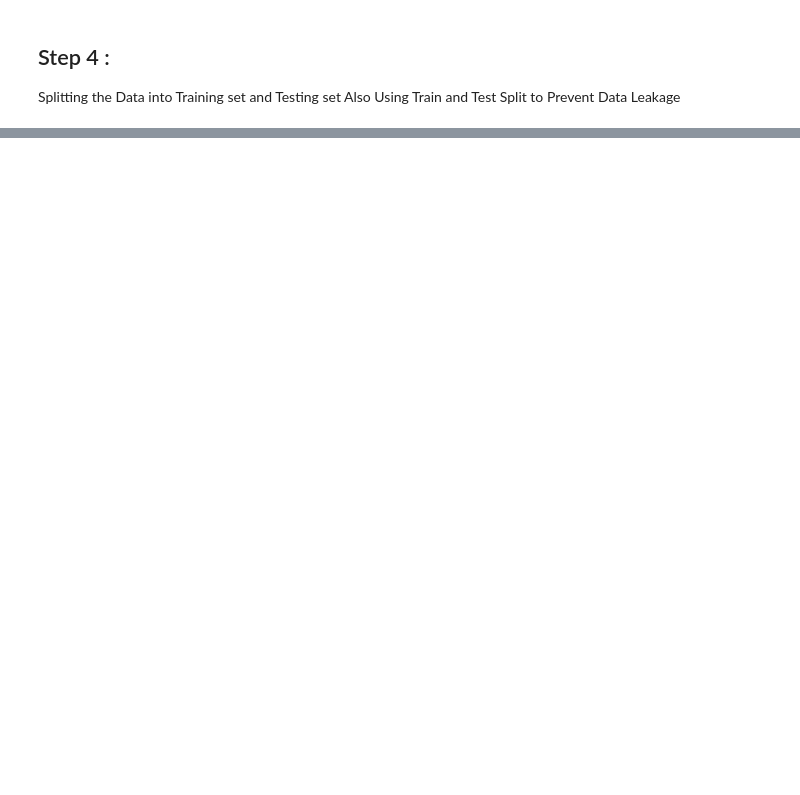
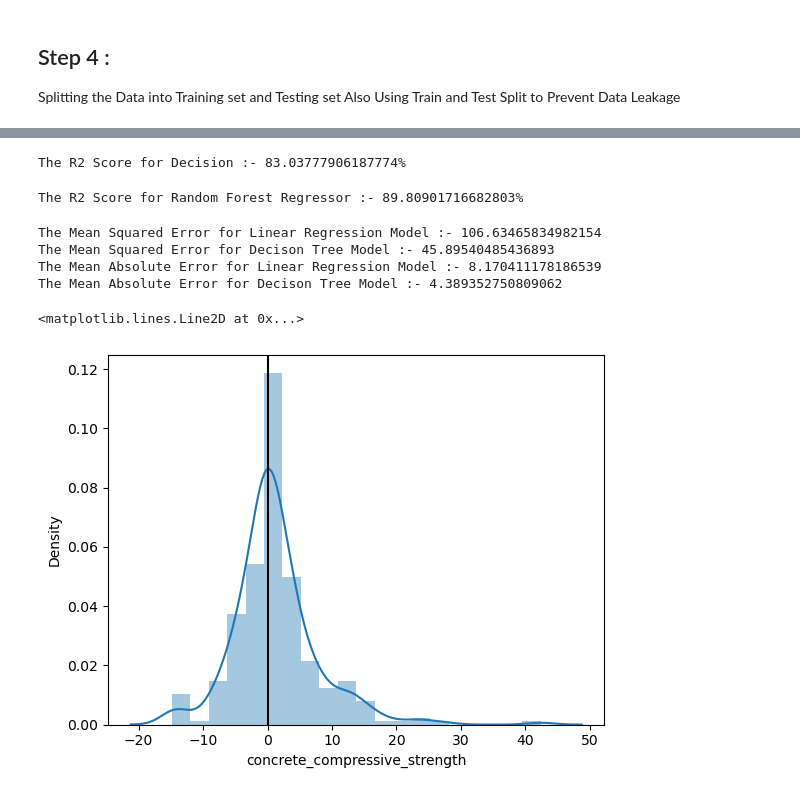
Before and after one commit to Digraskarpratik/CementCompositeStrength_PredicationModel, a Jupyter notebook: model.ipynb, the cells around one changed output, grey strips where cells are left out. Cells and saved outputs as stored; diff of their text form; code cells hidden in the pictures; blank space fills up the shorter version.

```diff
--- a/model.ipynb
+++ b/model.ipynb
@@ -286,0 +251,54 @@ r2_score_LR
+# %%
+from sklearn.tree import DecisionTreeRegressor
+
+DT = DecisionTreeRegressor()
+DT.fit(X_train, y_train)
+
+y_pred_DT =  DT.predict(X_test)
+r2_score_DT = r2_score(y_test, y_pred_DT)
+
+print(f'The R2 Score for Decision :- {r2_score_DT * 100}%')
+# %% [output]
+The R2 Score for Decision :- 83.03777906187774%
+# %%
+from sklearn.ensemble import RandomForestRegressor
+
+RF = RandomForestRegressor()
+RF.fit(X_train, y_train)
+
+y_pred_RF = RF.predict(X_test)
+
+r2_score_RF = r2_score(y_test, y_pred_RF)
+
+print(f'The R2 Score for Random Forest Regressor :- {r2_score_RF * 100}%')
+# %% [output]
+The R2 Score for Random Forest Regressor :- 89.80901716682803%
+# %%
+# Checking Model Performance
+
+mse_LR = mean_squared_error(y_test, y_pred_LR)
+mse_DT = mean_squared_error(y_test, y_pred_DT)
+
+mae_LR = mean_absolute_error(y_test, y_pred_LR)
+mae_DT = mean_absolute_error(y_test, y_pred_DT)
+
+print(f'The Mean Squared Error for Linear Regression Model :- {mse_LR}')
+
+print(f'The Mean Squared Error for Decison Tree Model :- {mse_DT}')
+
+print(f'The Mean Absolute Error for Linear Regression Model :- {mae_LR}')
+
+print(f'The Mean Absolute Error for Decison Tree Model :- {mae_DT}')
+# %% [output]
+The Mean Squared Error for Linear Regression Model :- 106.63465834982154
+The Mean Squared Error for Decison Tree Model :- 45.89540485436893
+The Mean Absolute Error for Linear Regression Model :- 8.170411178186539
+The Mean Absolute Error for Decison Tree Model :- 4.389352750809062
+# %%
+# For Decison Tree Model
+
+sns.distplot(y_test - y_pred_DT, bins = 20)
+plt.axvline(0, color = "k")
+# %% [output]
+<matplotlib.lines.Line2D at 0x...>
+[figure, added]
```
Also changed, not shown: parts of 23 cells of this notebook.
